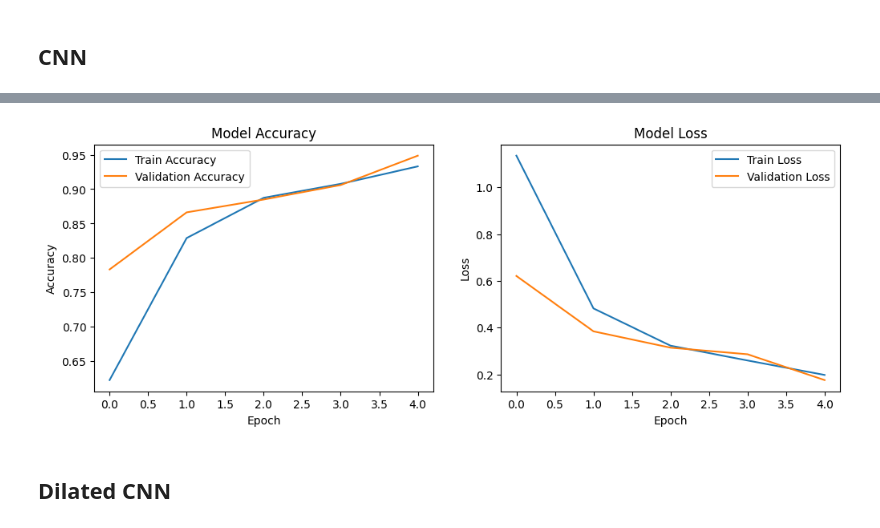
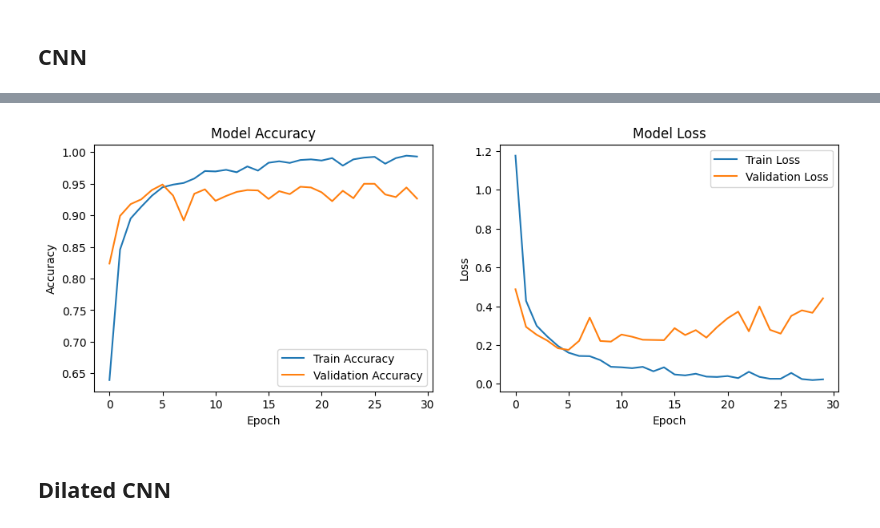
Before and after one commit to Nilsvanesostos/BloodMNIST, a Jupyter notebook: BloodMNIST.ipynb, the cells around one changed output, grey strips where cells are left out. Saved outputs shown, nothing was run; the diff lists cells and outputs as text; code cells hidden in the pictures.

```diff
--- a/BloodMNIST.ipynb
+++ b/BloodMNIST.ipynb
@@ -180,7 +227,7 @@ trained_model, history = train_cnn(
     train_dataset=train_tf_dataset,
     val_dataset=val_tf_dataset,
     test_dataset=test_tf_dataset,
-    epochs=5,
+    epochs=30,
     learning_rate=0.001
 )
 # %% [output]
@@ -200,4 +251,4 @@ Test Accuracy: 0.9295527338981628
-[figure, old version]
+[figure, new version]
 # %% [markdown]
 ## Dilated CNN
 # %%
```
Also changed, not shown: parts of 14 cells of this notebook, 1 other file.
